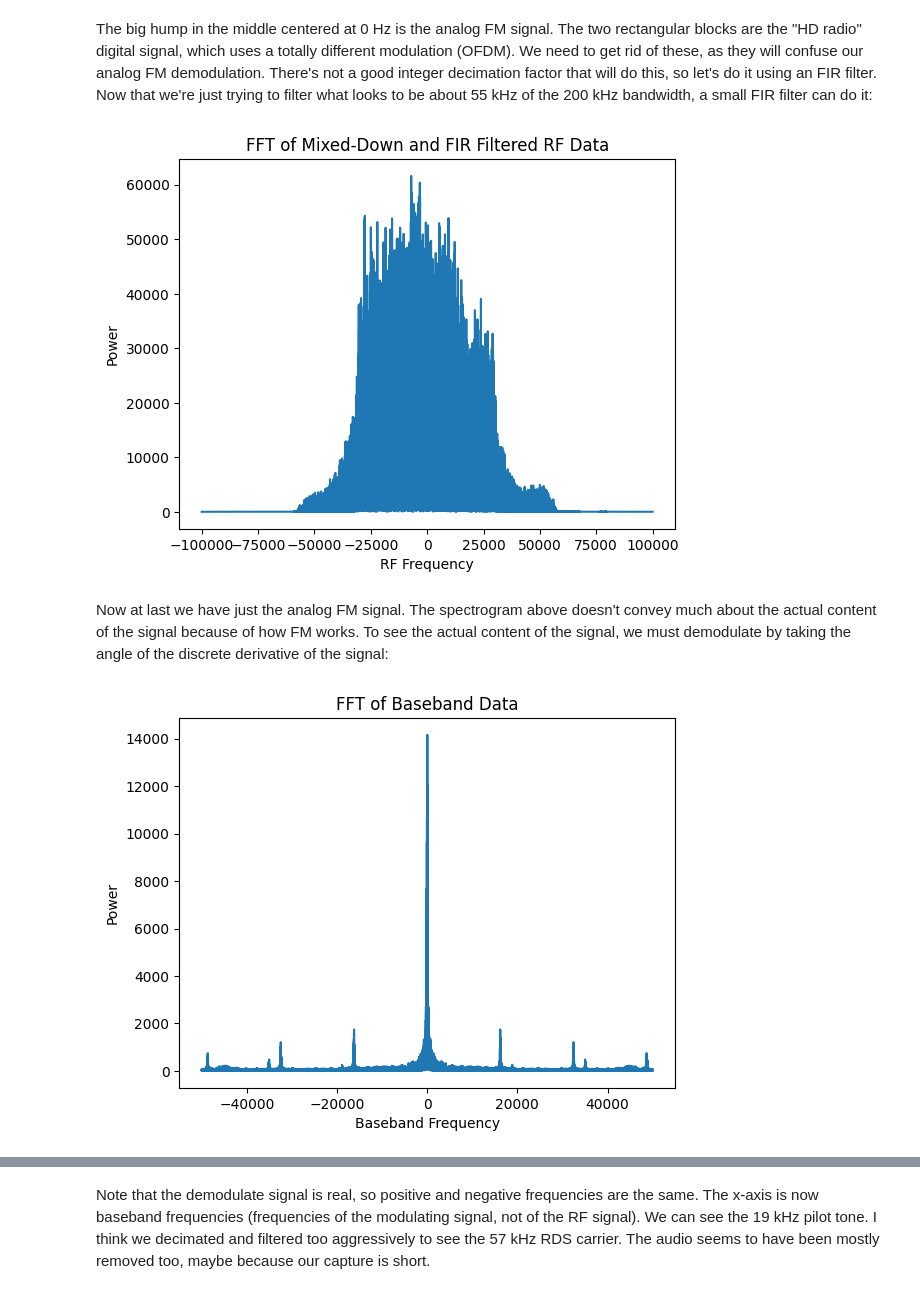
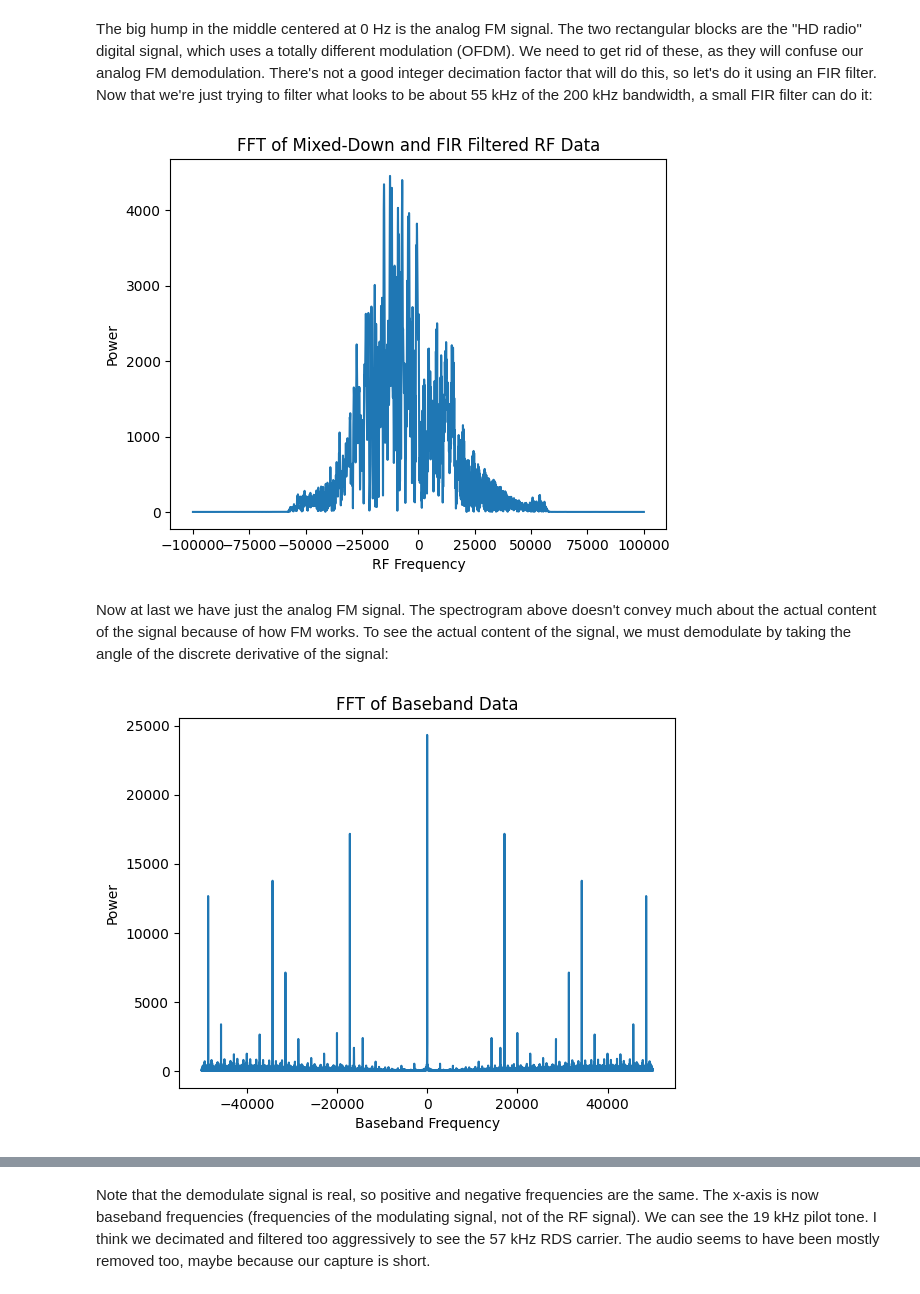
Before and after one commit to Yhawaz/radioHead, a Jupyter notebook: sdr/fm_demod.ipynb, the cells around one changed output, grey strips where cells are left out. Drawn from its saved outputs; the diff is of its cells as text; code cells hidden in the pictures.

```diff
--- a/sdr/fm_demod.ipynb
+++ b/sdr/fm_demod.ipynb
@@ -13,6 +13,16 @@ import matplotlib.pyplot as plt
 
 # Load data
 c_data = np.load("raw_iq.npy")
+#data stichting
+c_data_fixed = np.zeros((((len(c_data)//655350)+1)*262134,),dtype=np.complex128)
+chunk_number=0
+for chunk_start in range(0,len(c_data),655350):
+    c_data_fixed[chunk_number*262134:(chunk_number+1)*262134]=c_data[chunk_start:chunk_start+262134]
+    chunk_number+1
+c_data=c_data_fixed
+
+
+
 sample_rate = 64e6
 sample_period = 1.0 / sample_rate
 
@@ -80,18 +90,25 @@ plt.xlabel("RF Frequency")
 plt.ylabel("Power")
 plt.show()
 # %% [output]
-[figure, old version]
+[figure, new version]
 # %% [markdown]
 Now at last we have just the analog FM signal. The spectrogram above doesn't convey much about the actual content of the signal because of how FM works. To see the actual content of the signal, we must demodulate by taking the angle of the discrete derivative of the signal:
 # %%
+from scipy.signal import firwin
+from IPython.display import Audio
 demodulated = 0.5 * np.angle(fir_filtered[0:-1] * np.conj(fir_filtered[1:])) # Frequency is the derivative of phase. We take the discrete derivative of the signal by multiplying with the time-delayed conjugate, then take angle.
 
 frequency_bins = np.linspace(-decimated_sample_rate / 2.0, decimated_sample_rate / 2.0, len(demodulated), endpoint = False) # We call the center 0 Hz. For 64 MSps, then our data goes from -32 MHz to +32 MHz
 fft = abs(np.fft.fftshift(np.fft.fft(demodulated,len(demodulated)))) # abs() takes the magnitude. Magnitude of the Fourier-transformed data is the power at each frequency bin.
 plt.plot(frequency_bins/2, fft)
 plt.title("FFT of Baseband Data")
 plt.xlabel("Baseband Frequency")
 plt.ylabel("Power")
 plt.show()
+
+#lowkey just copy joe
+
+rawr=demodulated[::20] #downsample to 12.5 ksps (factor of 20)
+Audio(data=rawr.real, rate=12.5e3) #make audio signal at 12.5 ksps (use real component)
 # %% [output]
-[figure, old version]
+[figure, new version]
```
Also changed, not shown: parts of 4 cells of this notebook, 8 other files.
